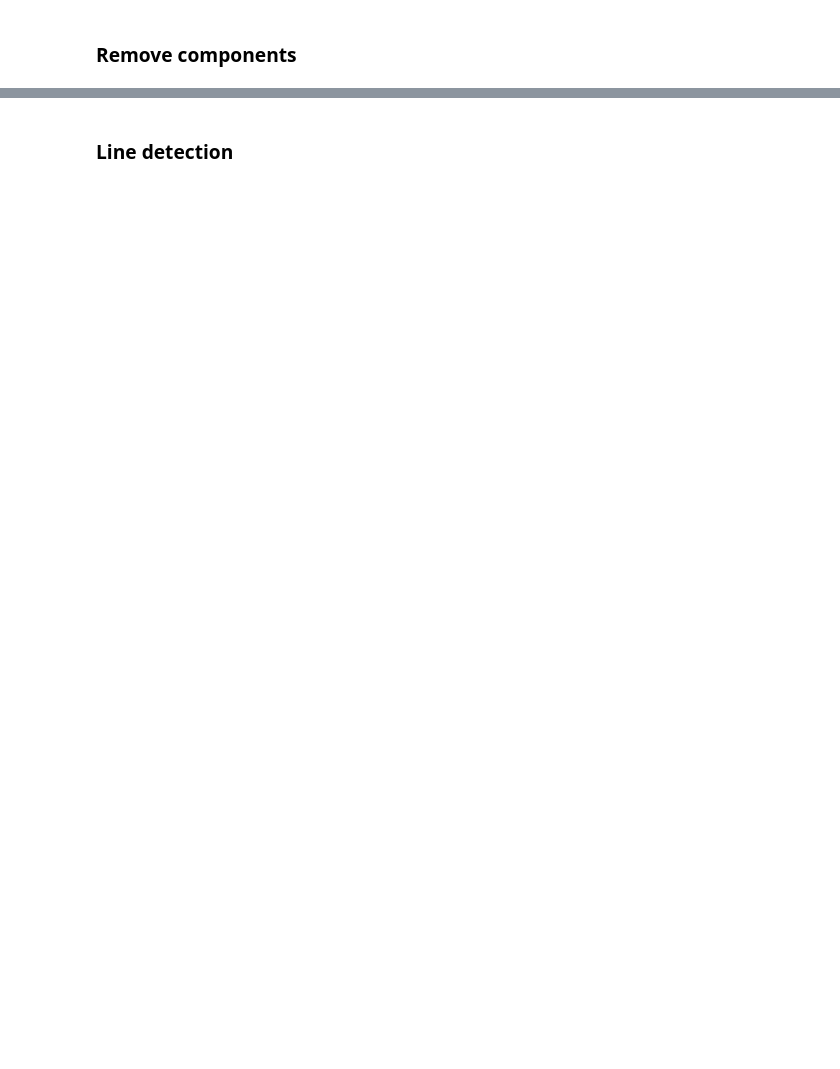
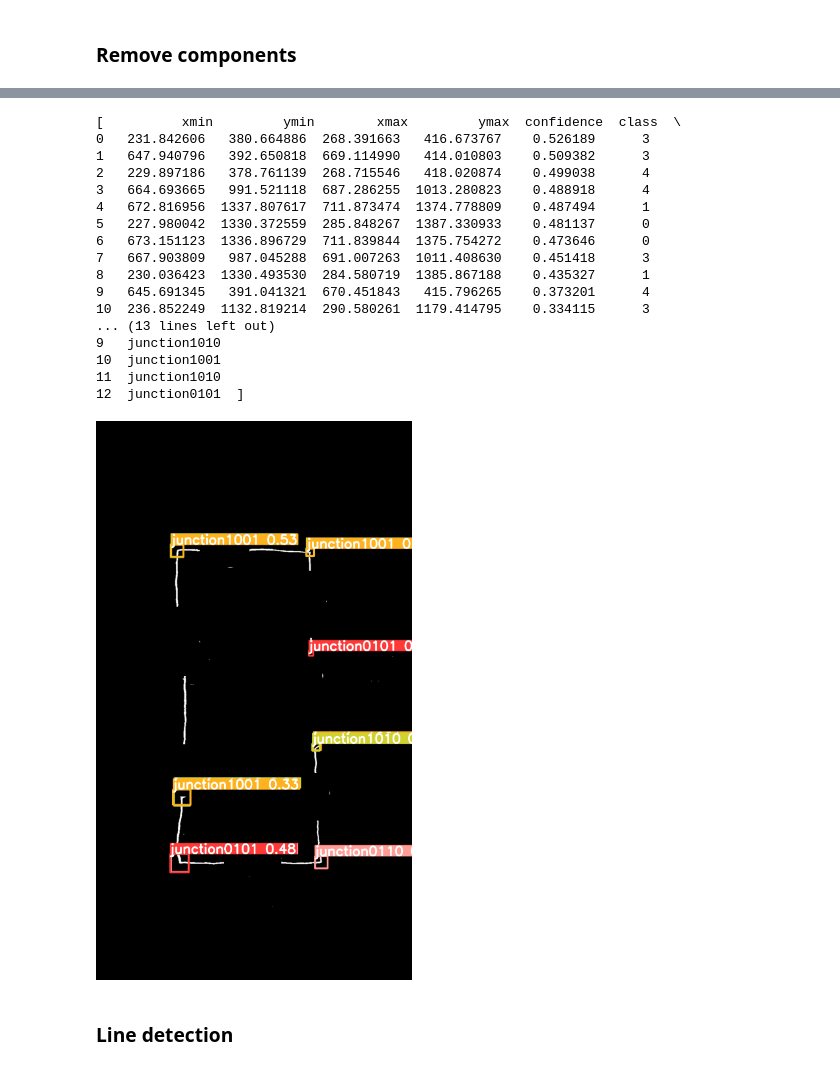
Before and after one commit to Timdnb/electronic-component-classification, a Jupyter notebook: notebooks/inference.ipynb, the cells around one changed output, grey strips where cells are left out. Saved outputs shown, nothing was run; the diff lists cells and outputs as text; code cells hidden in the pictures; blank space fills up the shorter version.

```diff
--- a/notebooks/inference.ipynb
+++ b/notebooks/inference.ipynb
@@ -70,0 +116,5 @@ image = remove_pixels(img, results)
+# %%
+# Get the model
+model_path = '../models/junctions_best.pt'
+j_model = torch.hub.load('ultralytics/yolov5', 'custom', path=model_path)
+j_model.eval()
@@ -71,3 +145,29 @@ image = remove_pixels(img, results)
+# %%
+# Perform inference on the image without components
+results = j_model(image)
+
+# Print and show results
+print(results.pandas().xyxy)
+results.show()
+# %% [output]
+[          xmin         ymin        xmax         ymax  confidence  class  \
+0   231.842606   380.664886  268.391663   416.673767    0.526189      3
+1   647.940796   392.650818  669.114990   414.010803    0.509382      3
+2   229.897186   378.761139  268.715546   418.020874    0.499038      4
+3   664.693665   991.521118  687.286255  1013.280823    0.488918      4
+4   672.816956  1337.807617  711.873474  1374.778809    0.487494      1
+5   227.980042  1330.372559  285.848267  1387.330933    0.481137      0
+6   673.151123  1336.896729  711.839844  1375.754272    0.473646      0
+7   667.903809   987.045288  691.007263  1011.408630    0.451418      3
+8   230.036423  1330.493530  284.580719  1385.867188    0.435327      1
+9   645.691345   391.041321  670.451843   415.796265    0.373201      4
+10  236.852249  1132.819214  290.580261  1179.414795    0.334115      3
+... (13 lines left out)
+9   junction1010
+10  junction1001
+11  junction1010
+12  junction0101  ]
+[figure, added]
 # %% [markdown]
 ### Line detection
 # %%
```
Also changed, not shown: parts of 7 cells of this notebook.
